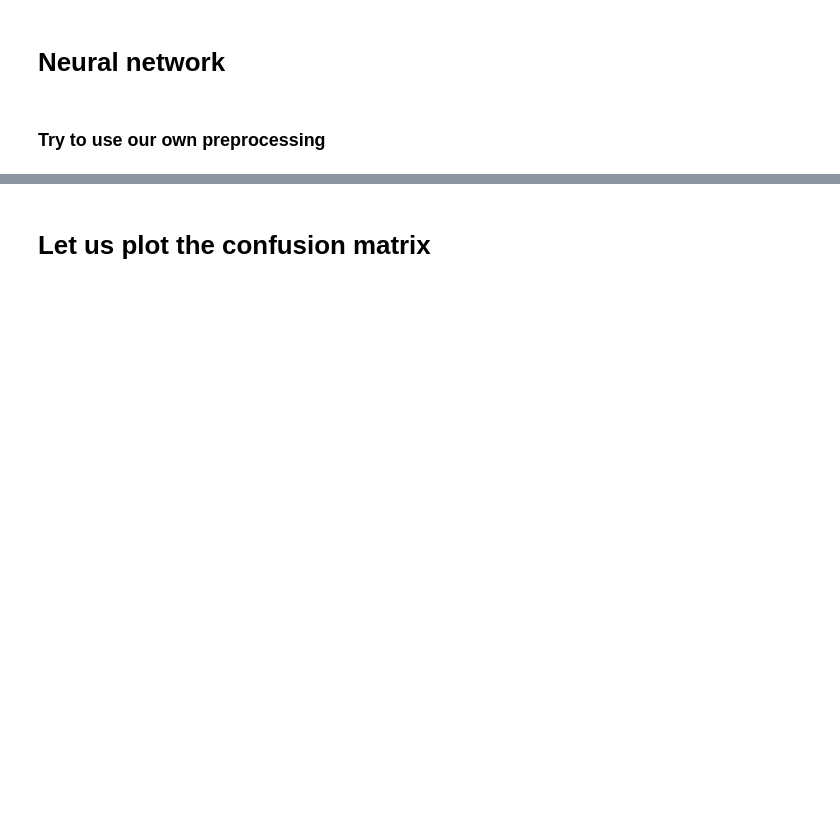
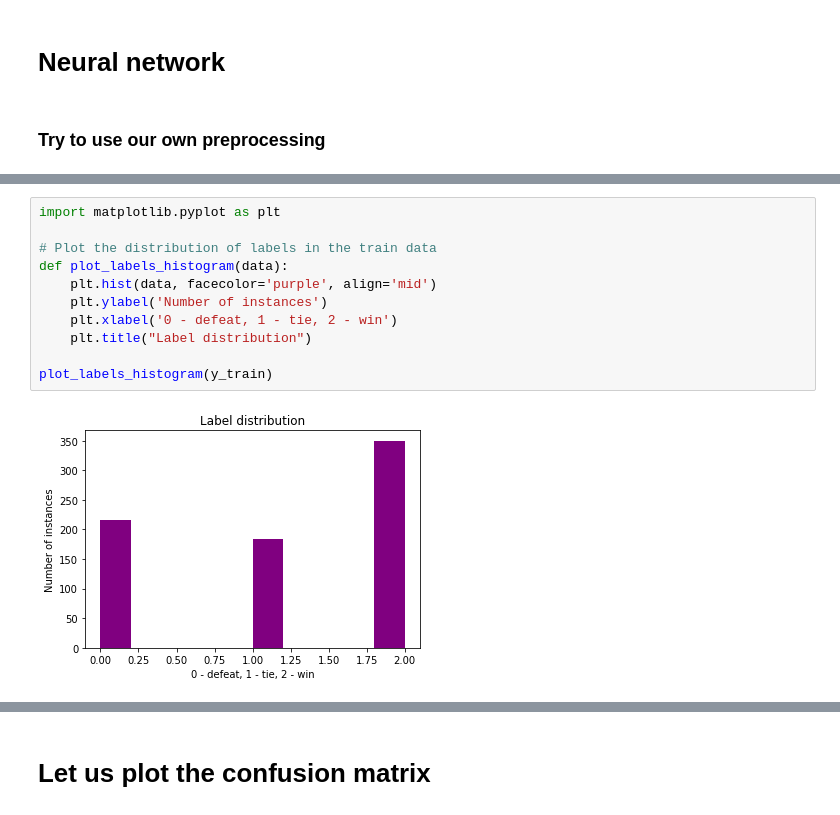
Before and after one commit to markkod/kaggle-football-prediction, a Jupyter notebook: modules/neural_network/neural_network.ipynb, the cells around one changed output, grey strips where cells are left out. Saved outputs shown, nothing was run; the diff lists cells and outputs as text; blank space fills up the shorter version.

```diff
--- a/modules/neural_network/neural_network.ipynb
+++ b/modules/neural_network/neural_network.ipynb
@@ -68,0 +86,13 @@ Number of columns: 38
+# %%
+import matplotlib.pyplot as plt
+
+# Plot the distribution of labels in the train data
+def plot_labels_histogram(data):
+    plt.hist(data, facecolor='purple', align='mid')
+    plt.ylabel('Number of instances')
+    plt.xlabel('0 - defeat, 1 - tie, 2 - win')
+    plt.title("Label distribution")
+
+plot_labels_histogram(y_train)
+# %% [output]
+[figure, added]
```
Also changed, not shown: parts of 14 cells of this notebook, 2 other files.
